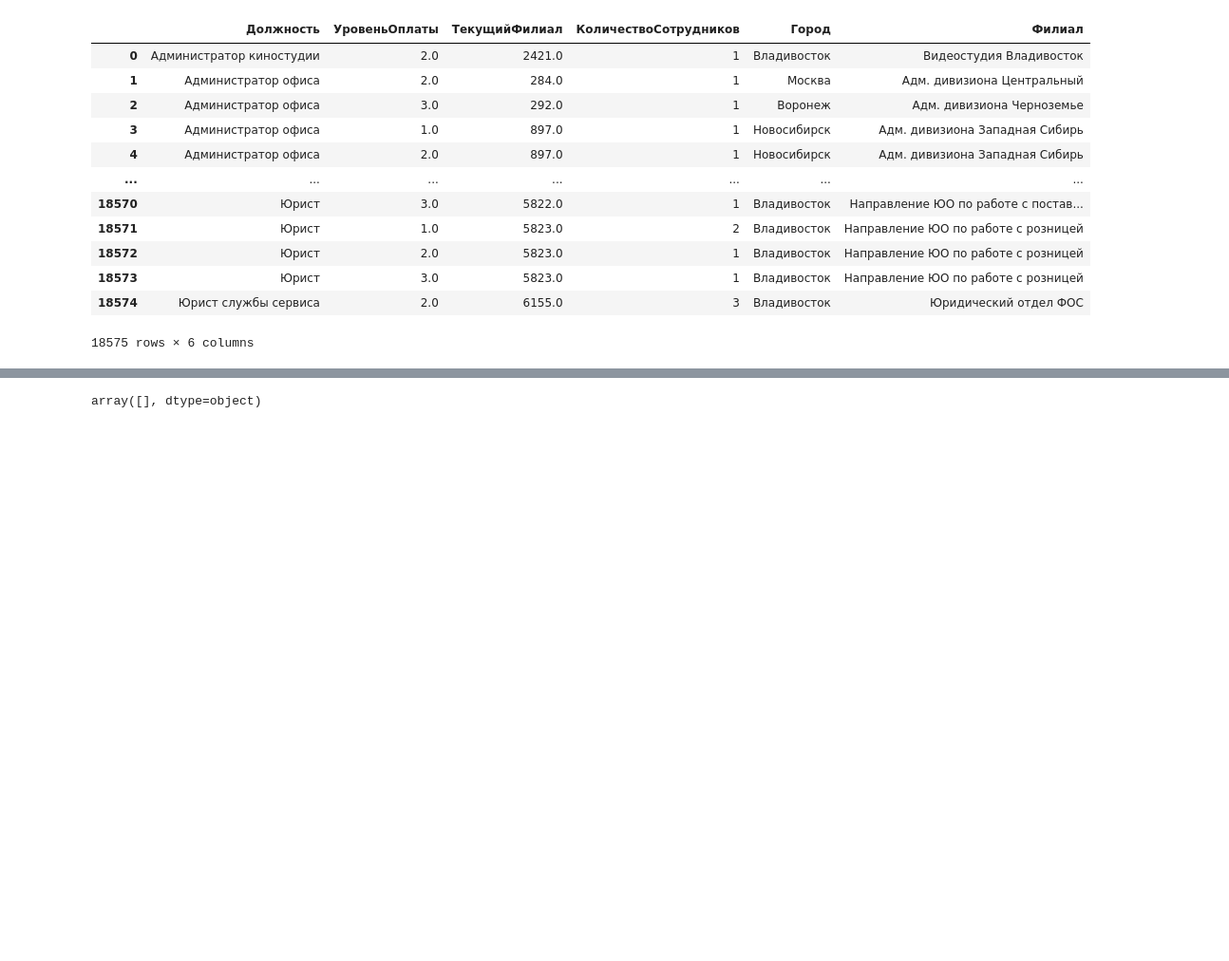
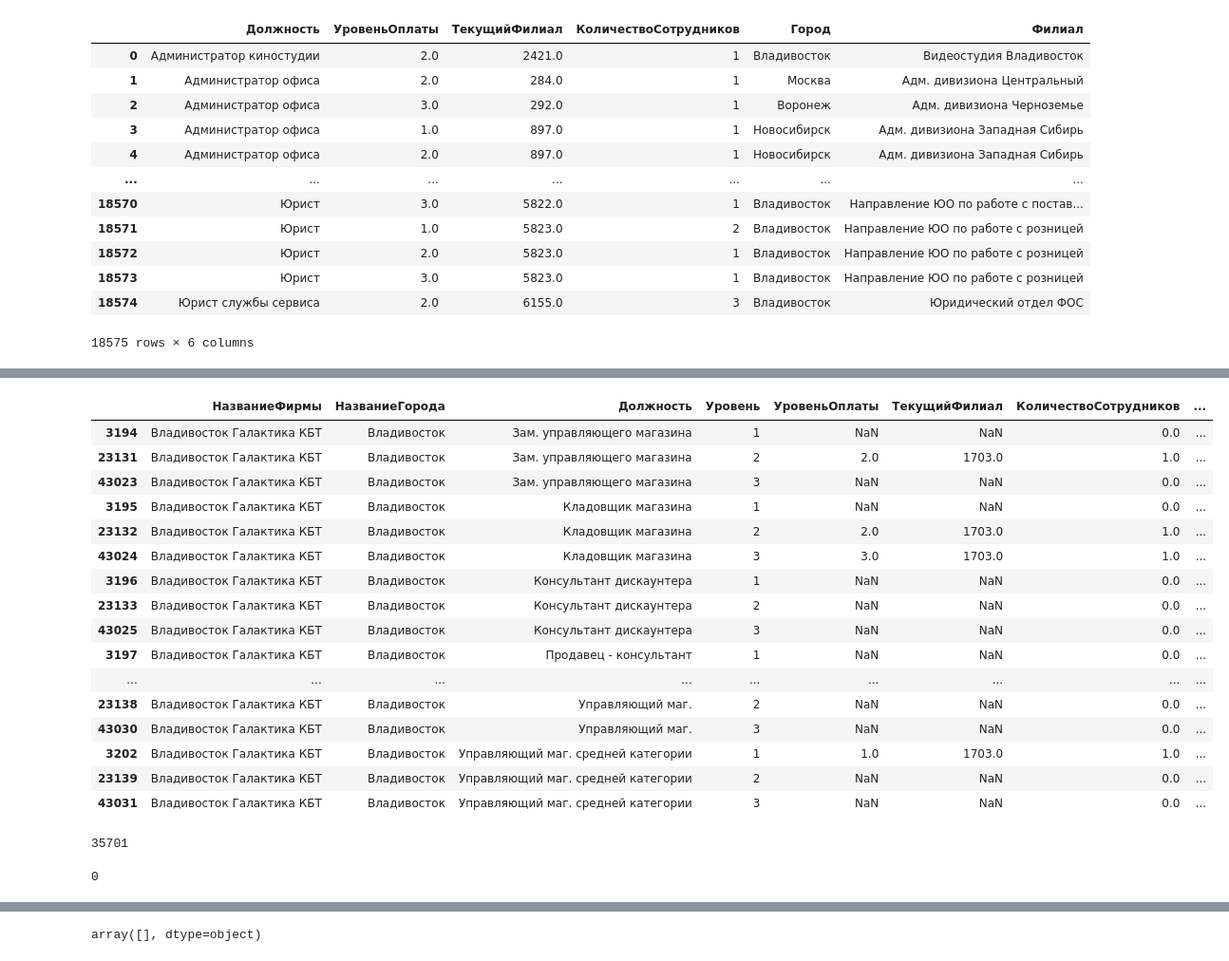
Before and after one commit to Onyaxoxo/report_system, a Jupyter notebook: etl/update_table_checkerboard_salary.ipynb, the cells around one changed output, grey strips where cells are left out. Shown: that part at 95% size. Drawn from its saved outputs; the diff is of its cells as text; code cells hidden in the pictures; blank space fills up the shorter version.

Commit message:
trying to fix None values

```diff
--- a/etl/update_table_checkerboard_salary.ipynb
+++ b/etl/update_table_checkerboard_salary.ipynb
@@ -269,0 +331,26 @@ df_checkerboard_salary
+# %%
+# filt = (df_checkerboard_salary['НазваниеФирмы'] == 'Владивосток Галактика КБТ') & (df_checkerboard_salary['Филиал'] == 'Владивосток Галактика КБТ')
+filt1 = (df_test_1['НазваниеФирмы'] == 'Владивосток Галактика КБТ')
+df_test_1[filt1].head(135).sort_values(by=['Должность', 'Уровень'])
+# %% [output]
+|  | НазваниеФирмы | НазваниеГорода | Должность | Уровень | УровеньОплаты | ТекущийФилиал | КоличествоСотрудников | ... |
+| 3194 | Владивосток Галактика КБТ | Владивосток | Зам. управляющего магазина | 1 | NaN | NaN | 0.0 | ... |
+| 23131 | Владивосток Галактика КБТ | Владивосток | Зам. управляющего магазина | 2 | 2.0 | 1703.0 | 1.0 | ... |
+| 43023 | Владивосток Галактика КБТ | Владивосток | Зам. управляющего магазина | 3 | NaN | NaN | 0.0 | ... |
+| 3195 | Владивосток Галактика КБТ | Владивосток | Кладовщик магазина | 1 | NaN | NaN | 0.0 | ... |
+| 23132 | Владивосток Галактика КБТ | Владивосток | Кладовщик магазина | 2 | 2.0 | 1703.0 | 1.0 | ... |
+| 43024 | Владивосток Галактика КБТ | Владивосток | Кладовщик магазина | 3 | 3.0 | 1703.0 | 1.0 | ... |
+| 3196 | Владивосток Галактика КБТ | Владивосток | Консультант дискаунтера | 1 | NaN | NaN | 0.0 | ... |
+| 23133 | Владивосток Галактика КБТ | Владивосток | Консультант дискаунтера | 2 | NaN | NaN | 0.0 | ... |
+| 43025 | Владивосток Галактика КБТ | Владивосток | Консультант дискаунтера | 3 | NaN | NaN | 0.0 | ... |
+| 3197 | Владивосток Галактика КБТ | Владивосток | Продавец - консультант | 1 | NaN | NaN | 0.0 | ... |
+| ... | ... | ... | ... | ... | ... | ... | ... | ... |
+| 23138 | Владивосток Галактика КБТ | Владивосток | Управляющий маг. | 2 | NaN | NaN | 0.0 | ... |
+| 43030 | Владивосток Галактика КБТ | Владивосток | Управляющий маг. | 3 | NaN | NaN | 0.0 | ... |
+| 3202 | Владивосток Галактика КБТ | Владивосток | Управляющий маг. средней категории | 1 | 1.0 | 1703.0 | 1.0 | ... |
+| 23139 | Владивосток Галактика КБТ | Владивосток | Управляющий маг. средней категории | 2 | NaN | NaN | 0.0 | ... |
+| 43031 | Владивосток Галактика КБТ | Владивосток | Управляющий маг. средней категории | 3 | NaN | NaN | 0.0 | ... |
+# %%
+df_checkerboard_salary['Филиал'].isna().sum()
+# %% [output]
+35701
@@ -269,0 +359,4 @@ df_checkerboard_salary
+# %%
+df_checkerboard_salary['Филиал'].isna().sum()
+# %% [output]
+0
```
Also changed, not shown: parts of 13 cells of this notebook, 1 other file.
